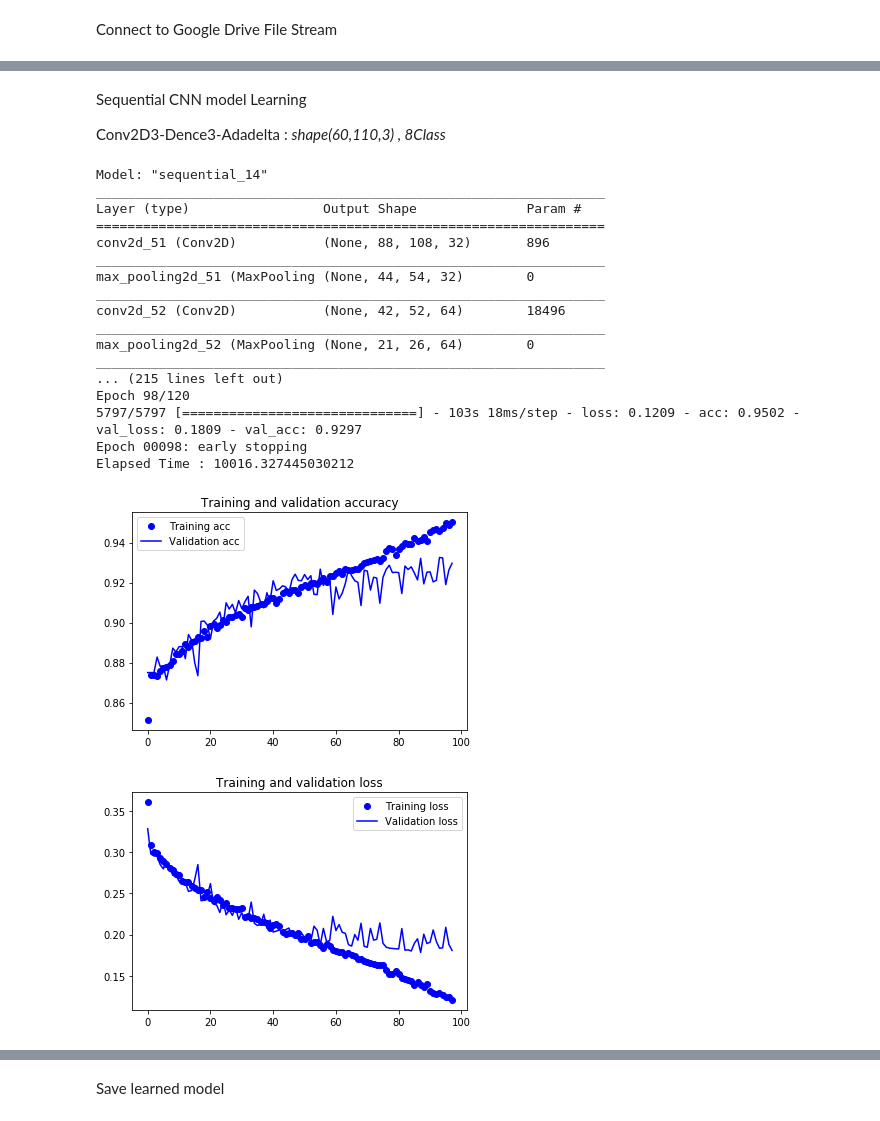
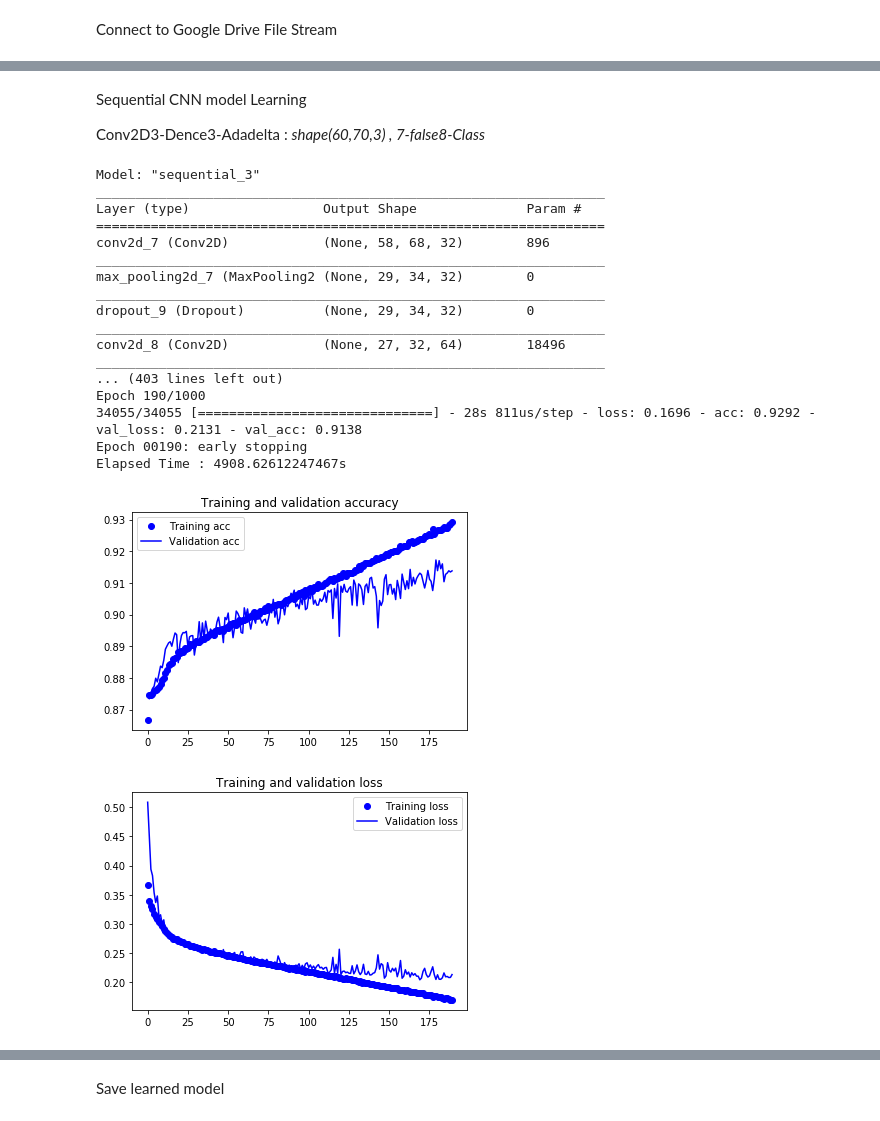
Before and after one commit to yuuOkada/Sphere_CNN, a Jupyter notebook: Make_learning_predict_param.ipynb, the cells around one changed output, grey strips where cells are left out. Drawn from its saved outputs; the diff is of its cells as text; code cells hidden in the pictures.

```diff
--- a/Make_learning_predict_param.ipynb
+++ b/Make_learning_predict_param.ipynb
@@ -128,7 +147,7 @@ plt.savefig(root_dir+'/loss_graph_Conv2D4-Dence3-RMSprop')
 # %% [markdown]
 Sequential CNN model Learning
 
-Conv2D3-Dence3-Adadelta : *shape(60,110,3) , 8Class*
+Conv2D3-Dence3-Adadelta : *shape(60,70,3) , 7-false8-Class*
 # %%
 from PIL import Image
 import os, glob
@@ -144,65 +163,64 @@ from keras import layers, models
 from keras.callbacks import EarlyStopping
 from keras.utils import plot_model
 
-#画像が保存されているルートディレクトリのパス
+#Pictures path
 root_dir = "./gdrive/My Drive/Google Colab/CO191219_proj"
-# カテゴリ名
-categories = ["ceiling", "cloth", "floor", "floor-object","hole", "human", "object", "wall"]
+#Category Classes
+categories = ["floor1", "floor2", "floor-object", "object", "wall", "hole", "human","ceiling"]
 
-
-###モデルの構築
+#Define CNN-model
 model = models.Sequential()
-model.add(layers.Conv2D(32, (3,3), activation="relu", input_shape=(90,110,3)))
+model.add(layers.Conv2D(32, (3,3), activation="relu", input_shape=(60,70,3)))
 model.add(layers.MaxPooling2D((2,2)))
+model.add(layers.Dropout(0.4))
 model.add(layers.Conv2D(64, (3,3), activation="relu"))
 model.add(layers.MaxPooling2D((2,2)))
+model.add(layers.Dropout(0.4))
 model.add(layers.Conv2D(128, (3,3), activation="relu"))
 model.add(layers.MaxPooling2D((2,2)))
 model.add(layers.Flatten())
-model.add(layers.Dropout(0.5))
+model.add(layers.Dropout(0.4))
 model.add(layers.Dense(512,activation="relu"))
-model.add(layers.Dropout(0.5))
+model.add(layers.Dropout(0.4))
 model.add(layers.Dense(128,activation="relu"))
-model.add(layers.Dense(8, activation="sigmoid")) #分類先の種類分設定
+model.add(layers.Dense(8, activation="sigmoid"))
 
-#early-stopping
-early_stop = EarlyStopping(monitor='val_loss', min_delta=0, patience=10, verbose=1, mode='auto')
+#Define early-stopping
+early_stop = EarlyStopping(monitor='val_loss', min_delta=0, patience=20, verbose=1, mode='auto')
 
-#モデル構成の確認
+#Show CNN-model
 model.summary()
 
-#モデルの可視化
+#Make CNN-model picture
 plot_model(model, to_file=root_dir+'/model_Conv2D3-Dence3-Adadelta.png')
 
-###モデルのコンパイル
+#Compile CNN-model
 model.compile(loss="binary_crossentropy",
               optimizer=optimizers.Adadelta(lr=1.0, rho=0.95, epsilon=None, decay=0.0),
               metrics=["acc"])
 
-
-
-###データの準備
-categories = ["ceiling", "cloth", "floor", "floor-object","hole", "human", "object", "wall"]
+#Prepare image-data
+categories = ["floor1", "floor2", "floor-object", "object", "wall", "hole", "human","ceiling"]
 nb_classes = len(categories)
 
-#np.load内にはデータのパス
-X_train, X_test, y_train, y_test = np.load(root_dir+"/img-data_90-110-3_8c.npy", allow_pickle=True)
+#Imput numpy-array
+X_train, X_test, y_train, y_test = np.load(root_dir+"/img-data_60-70-3_7c.npy", allow_pickle=True)
 
-#データの正規化
+#Image Normalization
 X_train = X_train.astype("float") / 255
 X_test  = X_test.astype("float")  / 255
 
-#kerasで扱えるようにcategoriesをベクトルに変換
+#Convert categories to vector
 y_train = np_utils.to_categorical(y_train, nb_classes)
 y_test  = np_utils.to_categorical(y_test, nb_classes)
 
 start_time = time.time()
 
-###学習
+#Learning
 model = model.fit(X_train,
                   y_train,
-                  epochs=120,
-                  batch_size=256,
+                  epochs=1000,
+                  batch_size=512,
                   verbose=1,
                   validation_data=(X_test,y_test),
                   callbacks=[early_stop])
@@ -212,44 +230,44 @@ stop_time = time.time()
 elapsed_time = stop_time - start_time
 print("Elapsed Time : " + str(elapsed_time) + "s")
 
-###学習結果を表示
+#Show learning model
 acc = model.history['acc']
 val_acc = model.history['val_acc']
 loss = model.history['loss']
 val_loss = model.history['val_loss']
 
 epochs = range(len(acc))
 
 plt.plot(epochs, acc, 'bo', label='Training acc')
 plt.plot(epochs, val_acc, 'b', label='Validation acc')
 plt.title('Training and validation accuracy')
 plt.legend()
 plt.savefig(root_dir+'/acc_graph_Conv2D3-Dence3-Adadelta')
 
 plt.figure()
 
 plt.plot(epochs, loss, 'bo', label='Training loss')
 plt.plot(epochs, val_loss, 'b', label='Validation loss')
 plt.title('Training and validation loss')
 plt.legend()
 plt.savefig(root_dir+'/loss_graph_Conv2D3-Dence3-Adadelta')
 # %% [output]
-Model: "sequential_14"
+Model: "sequential_3"
 _________________________________________________________________
 Layer (type)                 Output Shape              Param #
 =================================================================
-conv2d_51 (Conv2D)           (None, 88, 108, 32)       896
+conv2d_7 (Conv2D)            (None, 58, 68, 32)        896
 _________________________________________________________________
-max_pooling2d_51 (MaxPooling (None, 44, 54, 32)        0
+max_pooling2d_7 (MaxPooling2 (None, 29, 34, 32)        0
 _________________________________________________________________
-conv2d_52 (Conv2D)           (None, 42, 52, 64)        18496
+dropout_9 (Dropout)          (None, 29, 34, 32)        0
 _________________________________________________________________
-max_pooling2d_52 (MaxPooling (None, 21, 26, 64)        0
+conv2d_8 (Conv2D)            (None, 27, 32, 64)        18496
 _________________________________________________________________
-... (215 lines left out)
-Epoch 98/120
-5797/5797 [==============================] - 103s 18ms/step - loss: 0.1209 - acc: 0.9502 - val_loss: 0.1809 - val_acc: 0.9297
-Epoch 00098: early stopping
-Elapsed Time : 10016.327445030212
+... (403 lines left out)
+Epoch 190/1000
+34055/34055 [==============================] - 28s 811us/step - loss: 0.1696 - acc: 0.9292 - val_loss: 0.2131 - val_acc: 0.9138
+Epoch 00190: early stopping
+Elapsed Time : 4908.62612247467s
-[figure, old version]
+[figure, new version]
-[figure, old version]
+[figure, new version]
```
Also changed, not shown: parts of 10 cells of this notebook.
